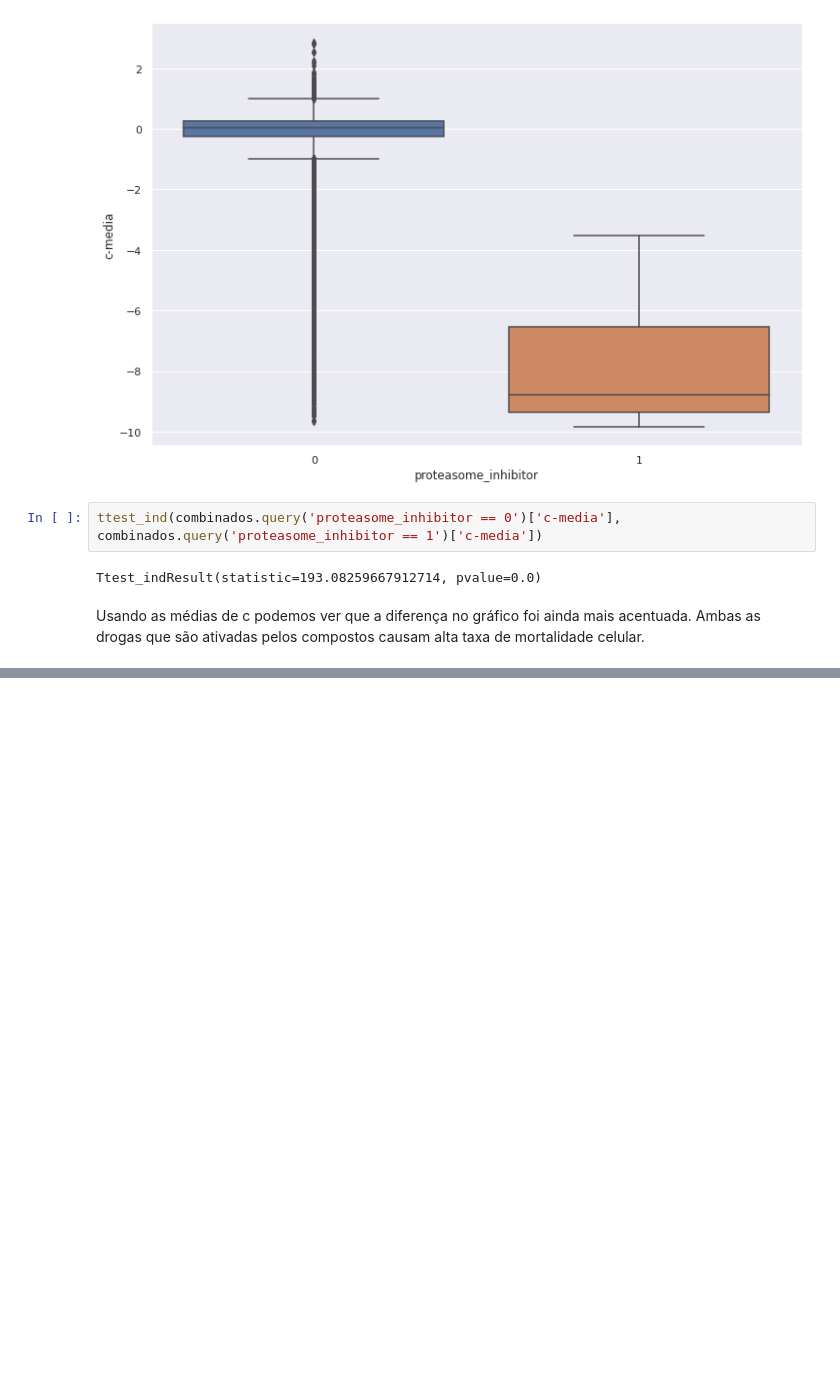
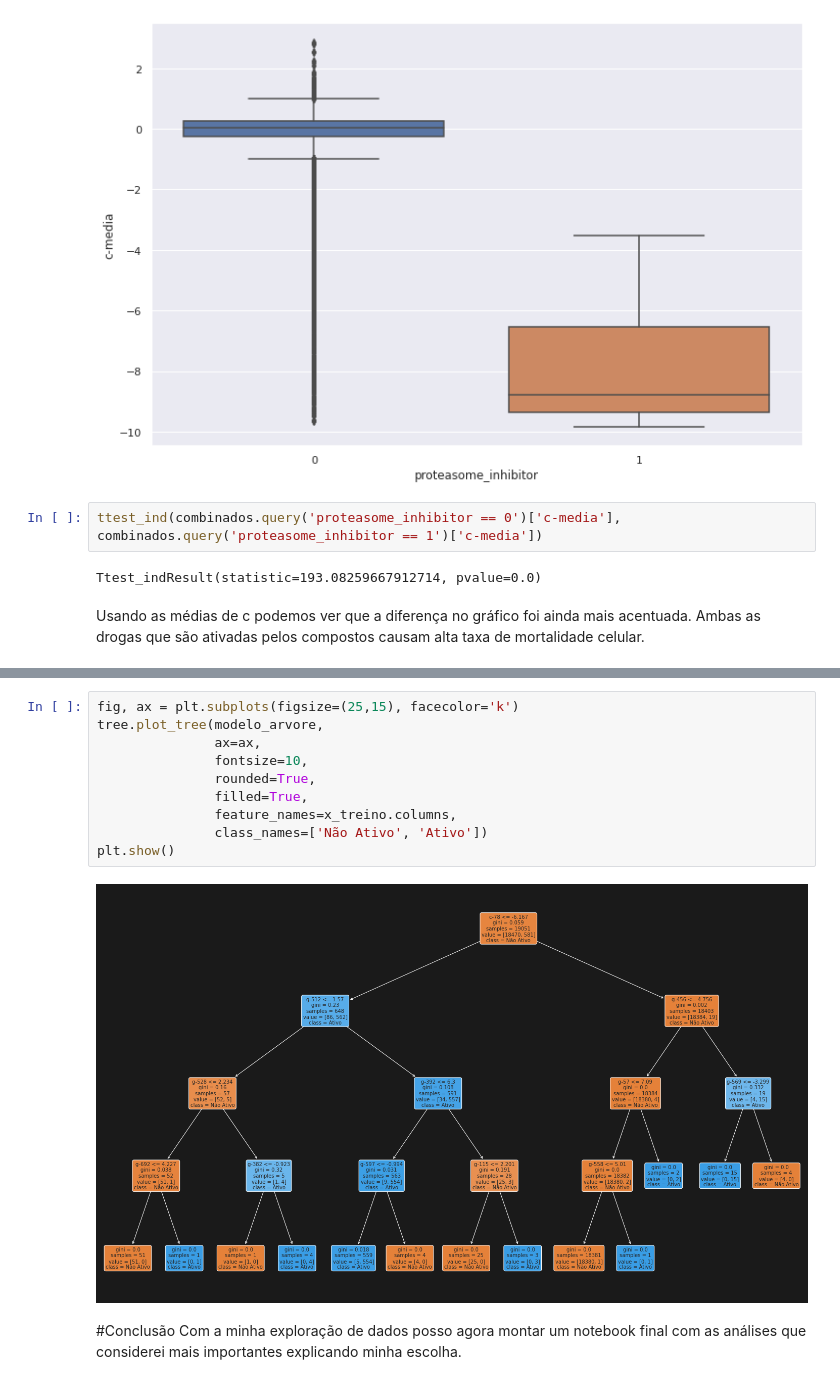
Before and after one commit to luancsoliver/imersao-dados-desafio-final, a Jupyter notebook: Notebooks/Analise_exploratoria.ipynb, the cells around one changed output, grey strips where cells are left out. Drawn from its saved outputs; the diff is of its cells as text; blank space fills up the shorter version.

```diff
--- a/Notebooks/Analise_exploratoria.ipynb
+++ b/Notebooks/Analise_exploratoria.ipynb
@@ -196,0 +354,15 @@ Com a minha exploração de dados eu decidi apresentar no notebook final minhas
+# %%
+fig, ax = plt.subplots(figsize=(25,15), facecolor='k')
+tree.plot_tree(modelo_arvore,
+               ax=ax,
+               fontsize=10,
+               rounded=True,
+               filled=True,
+               feature_names=x_treino.columns,
+               class_names=['Não Ativo', 'Ativo'])
+plt.show()
+# %% [output]
+[figure, added]
+# %% [markdown]
+#Conclusão
+Com a minha exploração de dados posso agora montar um notebook final com as análises que considerei mais importantes explicando minha escolha.
```
Also changed, not shown: parts of 20 cells of this notebook.
